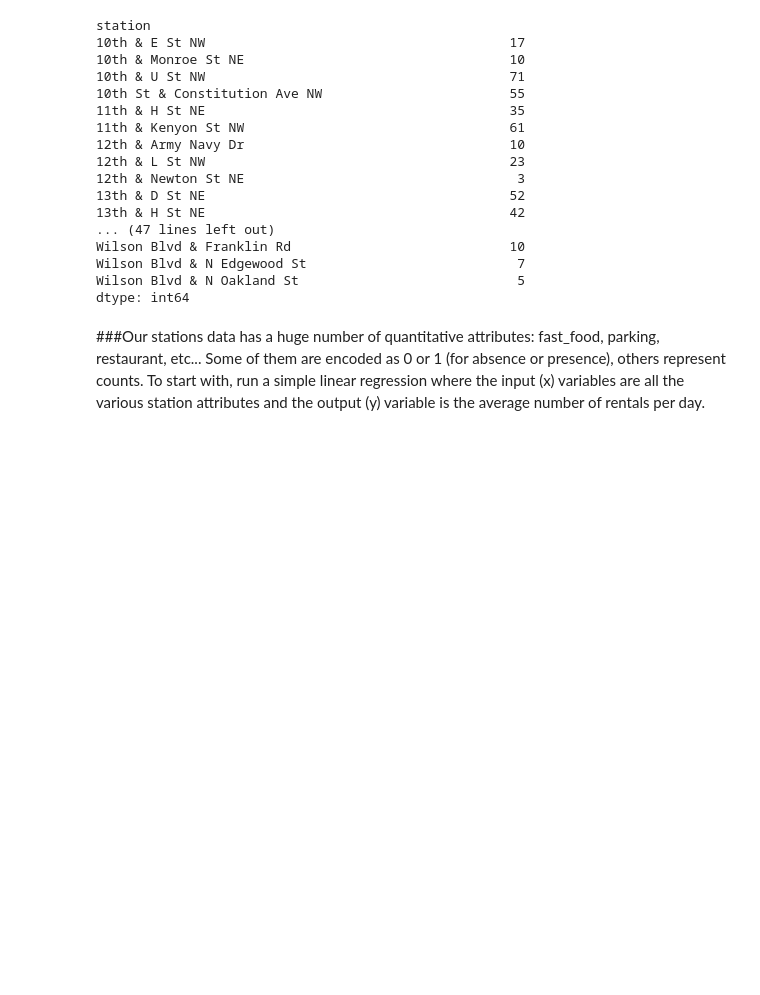
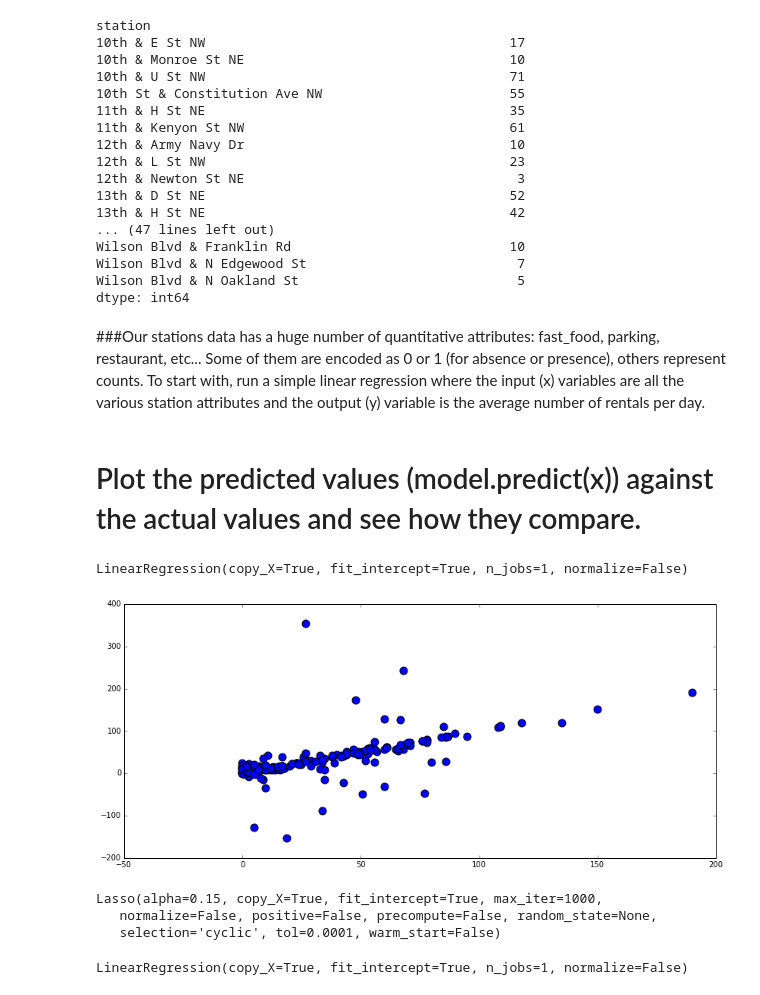
Before and after one commit to sjschmidt44/bike_share, a Jupyter notebook: bike_share_data_3.ipynb, the cells around one changed output. Drawn from its saved outputs; the diff is of its cells as text; code cells hidden in the pictures; blank space fills up the shorter version.

Commit message:
Almost completed, though not sure it's right.

```diff
--- a/bike_share_data_3.ipynb
+++ b/bike_share_data_3.ipynb
@@ -57,6 +60,30 @@ Wilson Blvd & N Oakland St                            5
 dtype: int64
 # %% [markdown]
 ###Our stations data has a huge number of quantitative attributes: fast_food, parking, restaurant, etc... Some of them are encoded as 0 or 1 (for absence or presence), others represent counts. To start with, run a simple linear regression where the input (x) variables are all the various station attributes and the output (y) variable is the average number of rentals per day.
+# %%
+new_df = DataFrame(avg_rentals.index, columns=['station'])
+new_df['avg_rentals'] = avg_rentals.values
+new_df['station'] = avg_rentals.index
+avg_station = pd.merge(left=new_df, right=stations, on='station')
+# %% [markdown]
+# Plot the predicted values (model.predict(x)) against the actual values and see how they compare.
+# %%
+x = avg_station[list(avg_station.columns.values[8:])]
+y = avg_station[list(avg_station.columns.values[1:2])]
 # %%
 regr = linear_model.LinearRegression()
-regr.fit()
+regr.fit(x, y)
+# %% [output]
+LinearRegression(copy_X=True, fit_intercept=True, n_jobs=1, normalize=False)
+# %%
+plt.scatter(y, regr.predict(x), s=100)
+plt.show()
+# %% [output]
+[figure, added]
+# %%
+lass = Lasso(alpha=0.15)
+lass.fit(x, y)
+# %% [output]
+Lasso(alpha=0.15, copy_X=True, fit_intercept=True, max_iter=1000,
+   normalize=False, positive=False, precompute=False, random_state=None,
+   selection='cyclic', tol=0.0001, warm_start=False)
@@ -62,0 +94,4 @@ regr.fit()
+# %%
+regr.fit(x_train, y_train)
+# %% [output]
+LinearRegression(copy_X=True, fit_intercept=True, n_jobs=1, normalize=False)
```
Also changed, not shown: parts of 16 cells of this notebook.
